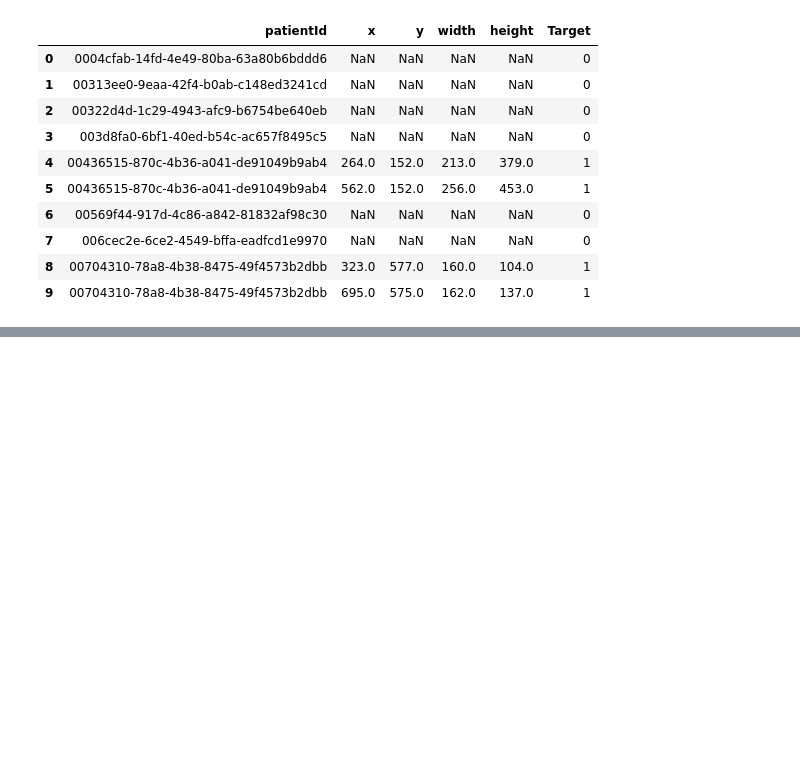
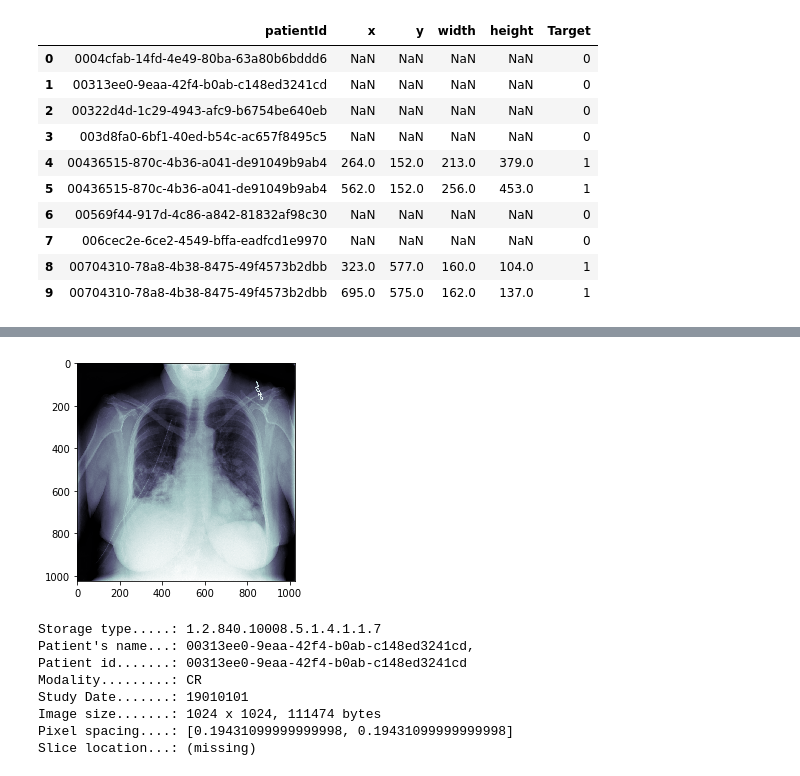
Before and after one commit to cubricmms/ProjectPneumonia, a Jupyter notebook: pneumonia.ipynb, the cells around one changed output, grey strips where cells are left out. Cells and saved outputs as stored; diff of their text form; code cells hidden in the pictures; blank space fills up the shorter version.

Commit message:
rectangle again

```diff
--- a/pneumonia.ipynb
+++ b/pneumonia.ipynb
@@ -36,45 +36,54 @@ import matplotlib.patches as patches
 # %%
 dicoms_training = os.path.join(dir_dicom, 'stage_2_train_images')
 
+count = 0
 for index, row in df.iterrows():
-#     patientId = item.patientId
-#      x, y, width, height, Target
-    print(ro)
-    break
-#     _dicom = pydicom.dcmread(os.path.join(dicoms_training, patientId + '.dcm'))
-#     print()
-#     print("Storage type.....:", _dicom.SOPClassUID)
-#     pat_name = _dicom.PatientName
-#     display_name = pat_name.family_name + ", " + pat_name.given_name
-#     print("Patient's name...:", display_name)
-#     print("Patient id.......:", _dicom.PatientID)
-#     print("Modality.........:", _dicom.Modality)
-#     print("Study Date.......:", _dicom.StudyDate)
-#     if 'PixelData' in _dicom:
-#         rows = int(_dicom.Rows)
-#         cols = int(_dicom.Columns)
-#         print("Image size.......: {rows:d} x {cols:d}, {size:d} bytes".format(
-#             rows=rows, cols=cols, size=len(_dicom.PixelData)))
-#     if 'PixelSpacing' in _dicom:
-#         print("Pixel spacing....:", _dicom.PixelSpacing)
+    patientId = row.patientId
+    x = row.x
+    y = row.y
+    width = row.width
+    height = row.height
+    Target = row.Target
 
-#     # use .get() if not sure the item exists, and want a default value if missing
-#     print("Slice location...:", _dicom.get('SliceLocation', "(missing)"))
-#     print()
+    _dicom = pydicom.dcmread(os.path.join(dicoms_training, patientId + '.dcm'))
+    print()
+    print("Storage type.....:", _dicom.SOPClassUID)
+    pat_name = _dicom.PatientName
+    display_name = pat_name.family_name + ", " + pat_name.given_name
+    print("Patient's name...:", display_name)
+    print("Patient id.......:", _dicom.PatientID)
+    print("Modality.........:", _dicom.Modality)
+    print("Study Date.......:", _dicom.StudyDate)
+    if 'PixelData' in _dicom:
+        rows = int(_dicom.Rows)
+        cols = int(_dicom.Columns)
+        print("Image size.......: {rows:d} x {cols:d}, {size:d} bytes".format(
+            rows=rows, cols=cols, size=len(_dicom.PixelData)))
+    if 'PixelSpacing' in _dicom:
+        print("Pixel spacing....:", _dicom.PixelSpacing)
+
+    # use .get() if not sure the item exists, and want a default value if missing
+    print("Slice location...:", _dicom.get('SliceLocation', "(missing)"))
+    print()
 
 
 
-#     # Create figure and axes
-#     fig, ax = plt.subplots(1)
+    # Create figure and axes
+    fig, ax = plt.subplots(1)
 
-#     # Display the image
-#     ax.imshow(_dicom.pixel_array, cmap=plt.cm.bone)#cmap stands for color map
+    # Display the image
+    ax.imshow(_dicom.pixel_array, cmap=plt.cm.bone)#cmap stands for color map
 
-#     # Create a Rectangle patch
-#     rect = patches.Rectangle((x,y),width,height,linewidth=1,edgecolor='r',facecolor='none')
+    # Create a Rectangle patch
+    rect = patches.Rectangle((x,y),width,height,linewidth=1,edgecolor='r',facecolor='none')
 
-#     # Add the patch to the Axes
-#     ax.add_patch(rect)
+    # Add the patch to the Axes
+    ax.add_patch(rect)
 
     plt.show()
+
+    count += 1
+
+    if count > 5:
+        break
 # %% [output]
@@ -87,0 +98,9 @@ Name: 0, dtype: object)
+[figure, added]
+Storage type.....: 1.2.840.10008.5.1.4.1.1.7
+Patient's name...: 00313ee0-9eaa-42f4-b0ab-c148ed3241cd,
+Patient id.......: 00313ee0-9eaa-42f4-b0ab-c148ed3241cd
+Modality.........: CR
+Study Date.......: 19010101
+Image size.......: 1024 x 1024, 111474 bytes
+Pixel spacing....: [0.19431099999999998, 0.19431099999999998]
+Slice location...: (missing)
```
Also changed, not shown: parts of 1 cell of this notebook.
